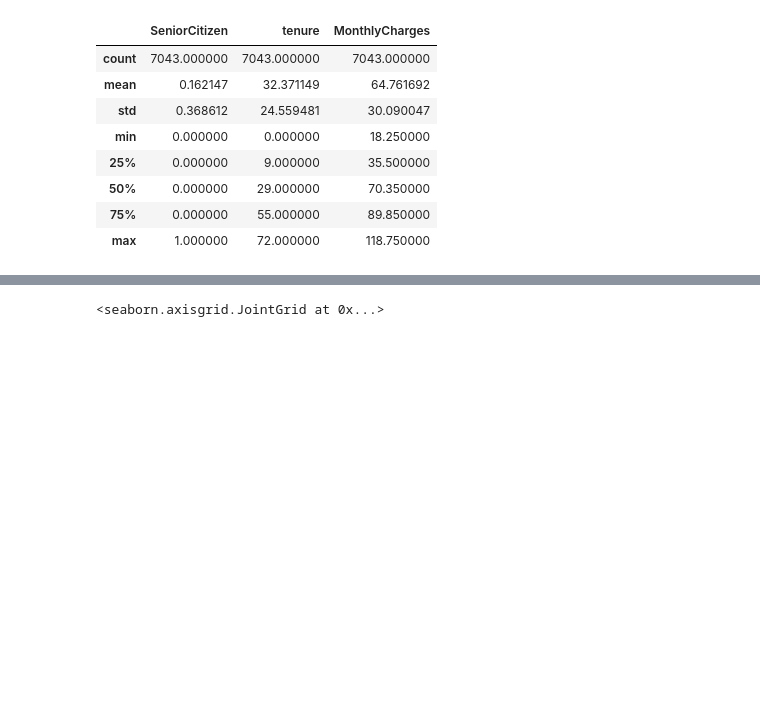
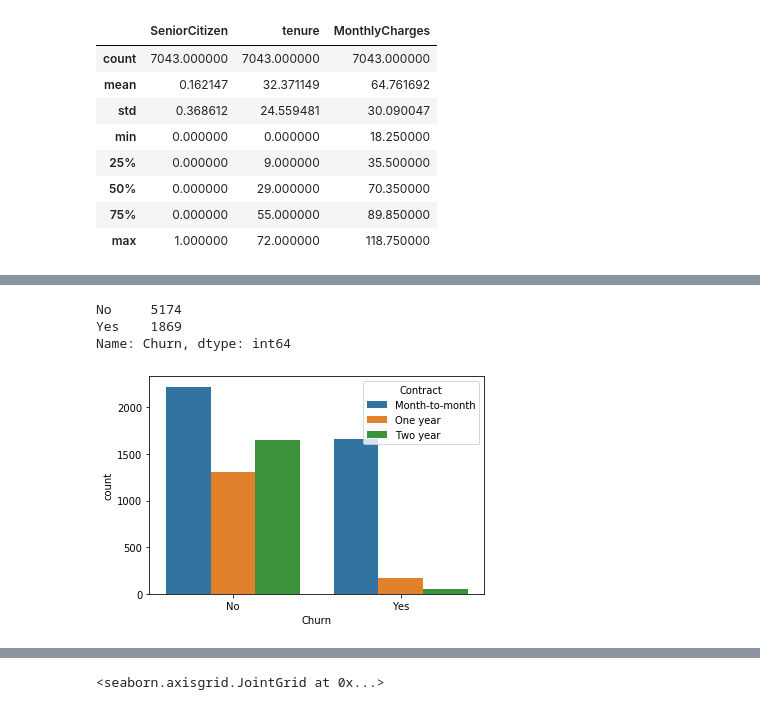
Before and after one commit to aadideshpande/Exploratory-Data-Analysis-of-Telco-Churn-dataset, a Jupyter notebook: eda-1.ipynb, the cells around one changed output, grey strips where cells are left out. Cells and saved outputs as stored; diff of their text form; code cells hidden in the pictures; blank space fills up the shorter version.

```diff
--- a/eda-1.ipynb
+++ b/eda-1.ipynb
@@ -55,0 +78,8 @@ tdata.describe()
+# %%
+sns.countplot(x='Churn',hue='Contract', data = tdata)
+tdata['Churn'].value_counts()
+# %% [output]
+No     5174
+Yes    1869
+Name: Churn, dtype: int64
+[figure, added]
```
Also changed, not shown: parts of 6 cells of this notebook.
